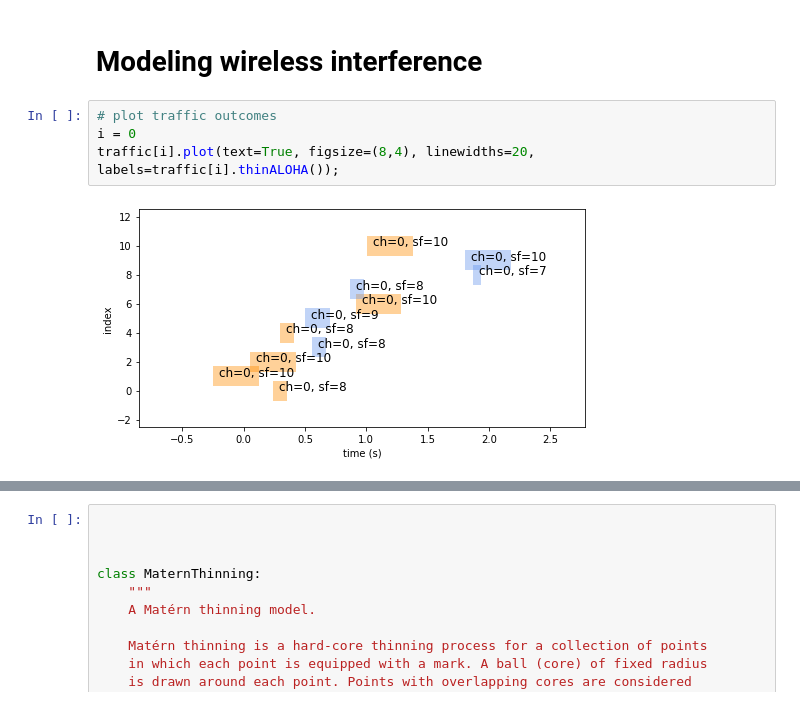
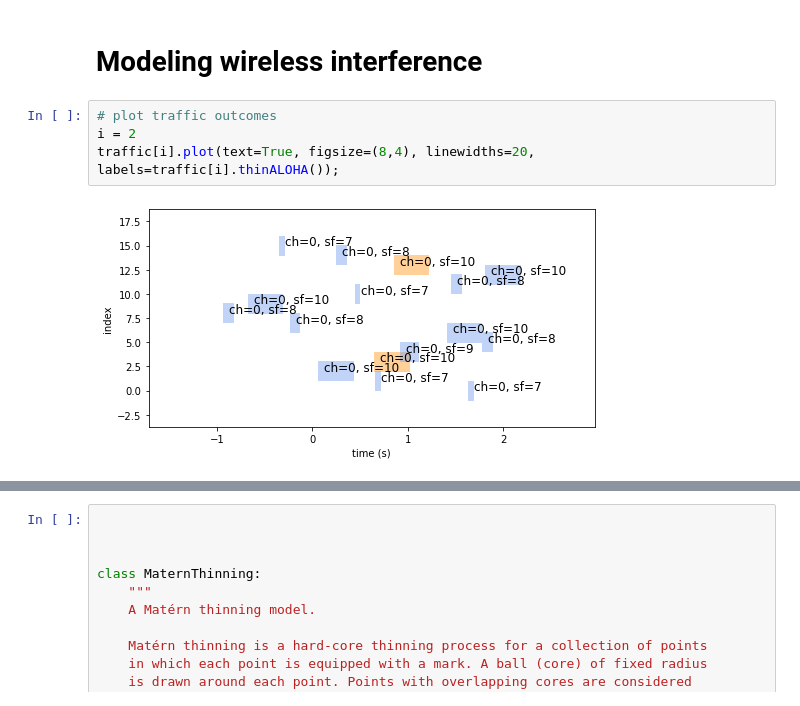
Before and after one commit to seaarts/lora-network-planner, a Jupyter notebook: notebooks/interference-simultion.ipynb, the cells around one changed output, grey strips where cells are left out. Drawn from its saved outputs; the diff is of its cells as text.

```diff
--- a/notebooks/interference-simultion.ipynb
+++ b/notebooks/interference-simultion.ipynb
@@ -207,7 +189,7 @@ Traffic(nObs=array(11))
 # Modeling wireless interference
 # %%
 # plot traffic outcomes
-i = 0
+i = 2
 traffic[i].plot(text=True, figsize=(8,4), linewidths=20, labels=traffic[i].thinALOHA());
 # %% [output]
-[figure, old version]
+[figure, new version]
```
Also changed, not shown: parts of 12 cells of this notebook, 4 other files.
